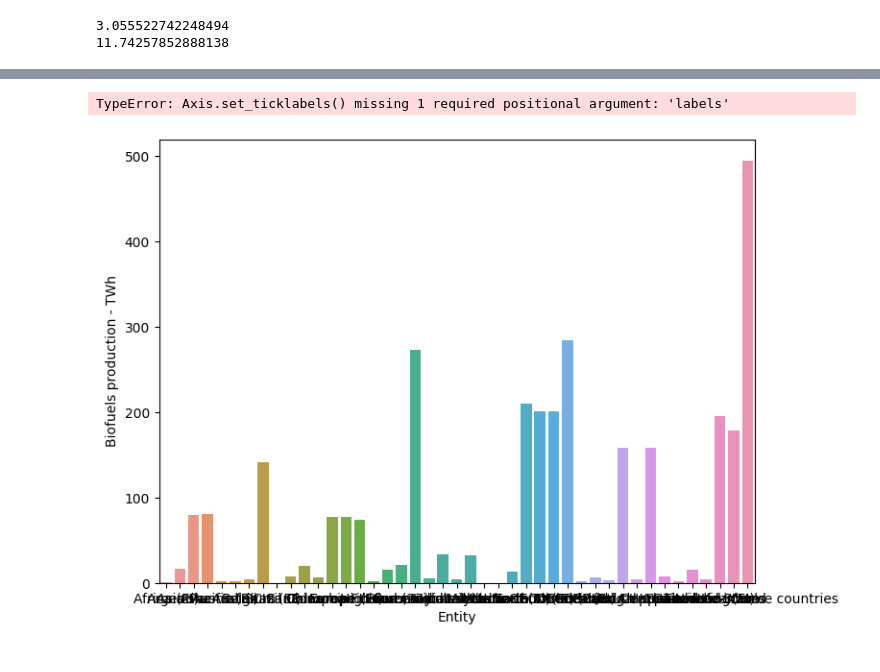
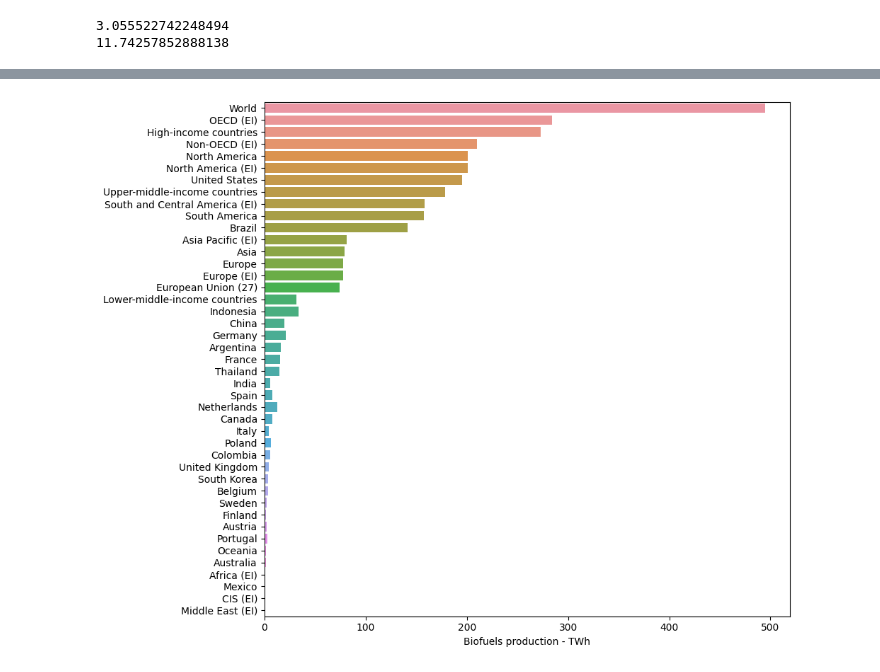
Before and after one commit to erirosv/DataScience, a Jupyter notebook: kaggle/renewable_energy_share/notebooks/data_exploration/biofule_production.ipynb, the cells around one changed output, grey strips where cells are left out. Cells and saved outputs as stored; diff of their text form; code cells hidden in the pictures.

Commit message:
made a nice plot in pandas, keep prectise

```diff
--- a/kaggle/renewable_energy_share/notebooks/data_exploration/biofule_production.ipynb
+++ b/kaggle/renewable_energy_share/notebooks/data_exploration/biofule_production.ipynb
@@ -102,13 +61,12 @@ pandas.core.frame.DataFrame
 # %%
-ename = list(set(df['Entity']))
+sorted_data = df.sort_values(by='Biofuels production - TWh', ascending=False)
 
+# Create the bar plot
+f, ax = plt.subplots(figsize=(10, 8))
+fig = sns.barplot(x='Biofuels production - TWh', y='Entity', data=sorted_data, ci=None)
+fig.set(xlabel='Biofuels production - TWh', ylabel='')
 
-f, ax = plt.subplots(figsize=(8, 6))
-fig = sns.barplot(x=entity_mean['Entity'], y=entity_mean['Biofuels production - TWh'])
-fig.axis(ymin=0)
-ax.set_xticklabels(ax.get_xticks(), rotation = 45, ha='right')
 plt.tight_layout()
 plt.show()
 # %% [output]
-TypeError: Axis.set_ticklabels() missing 1 required positional argument: 'labels'
-[figure, old version]
+[figure, new version]
```
Also changed, not shown: parts of 5 cells of this notebook.
